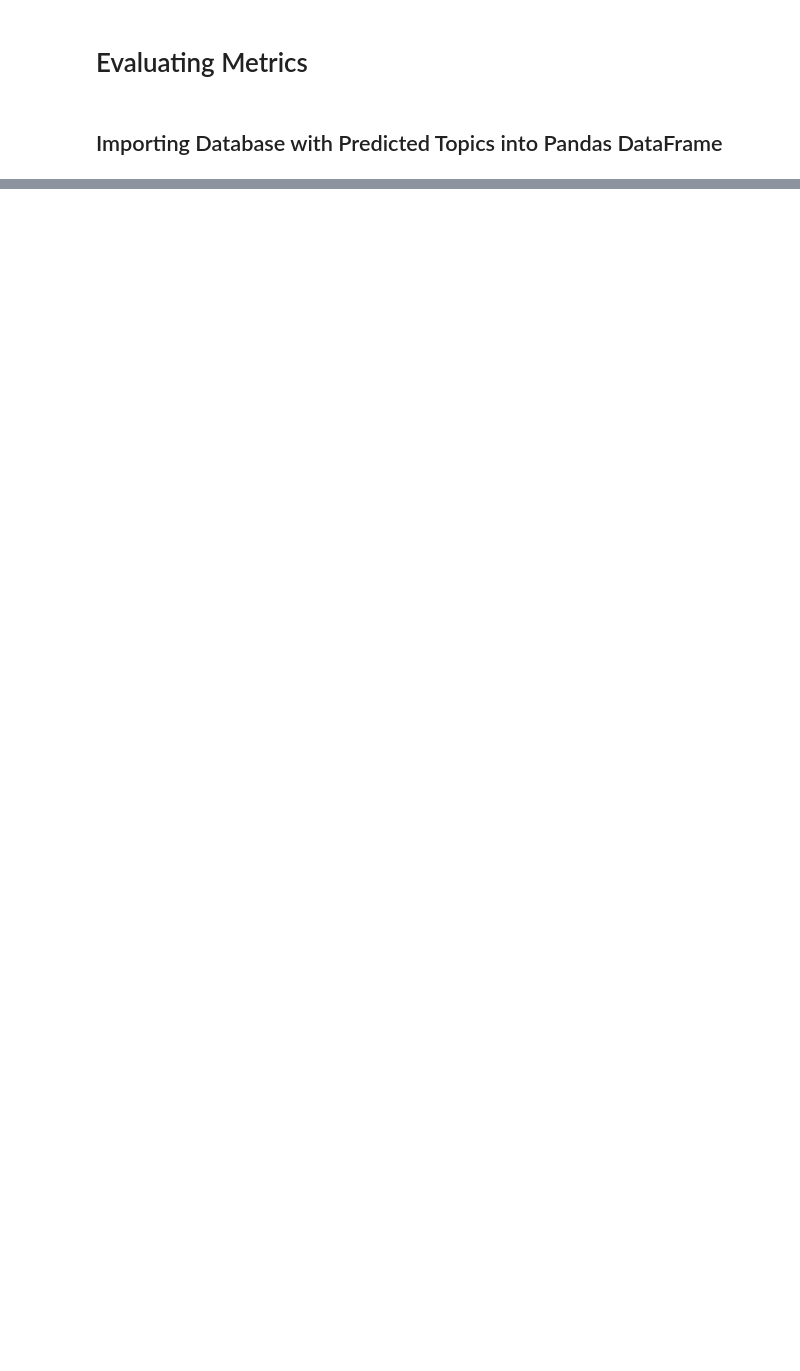
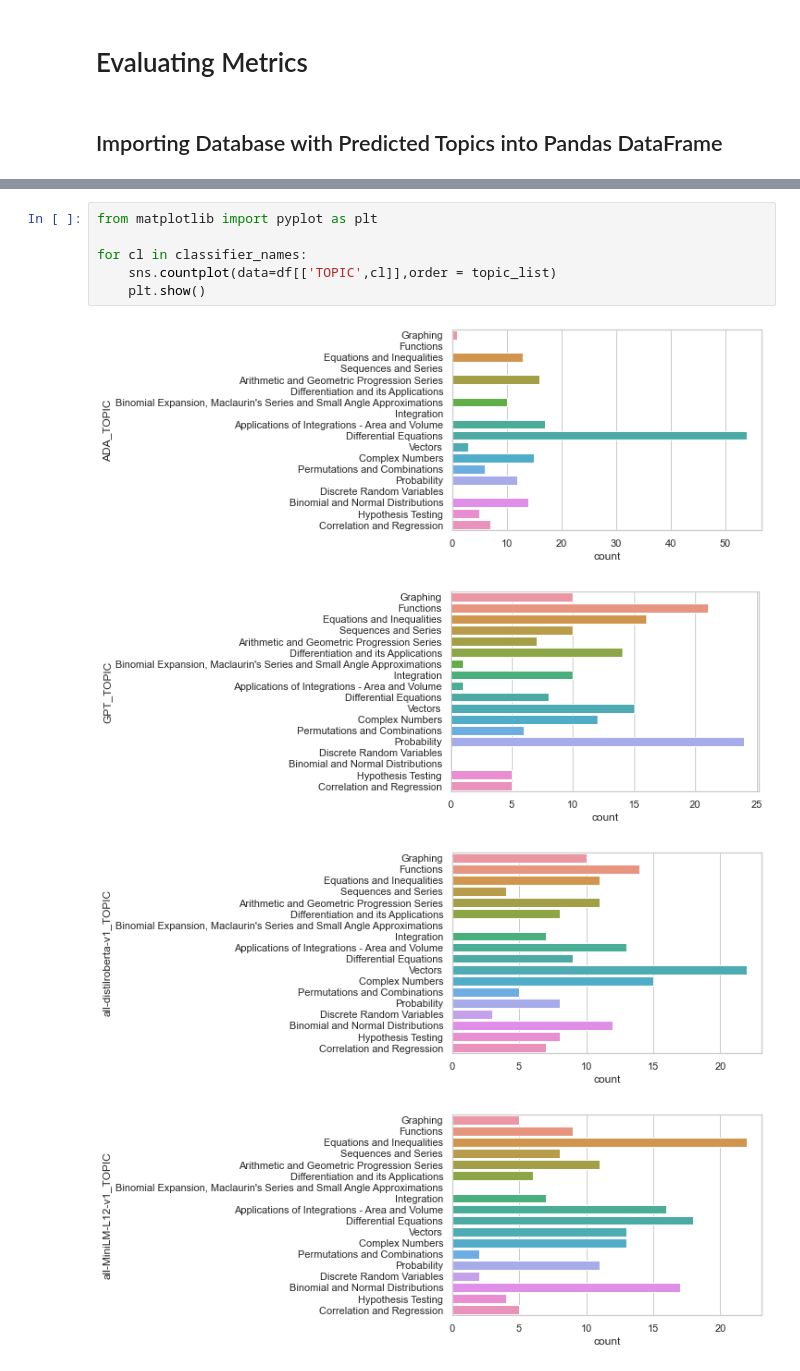
Before and after one commit to beertino/question_classifier, a Jupyter notebook: new.ipynb, the cells around one changed output, grey strips where cells are left out. Cells and saved outputs as stored; diff of their text form; blank space fills up the shorter version.

```diff
--- a/new.ipynb
+++ b/new.ipynb
@@ -397,0 +433,11 @@ ADA_TOPIC
+# %%
+from matplotlib import pyplot as plt
+
+for cl in classifier_names:
+    sns.countplot(data=df[['TOPIC',cl]],order = topic_list)
+    plt.show()
+# %% [output]
+[figure, added]
+[figure, added]
+[figure, added]
+[figure, added]
```
Also changed, not shown: parts of 13 cells of this notebook, 10 other files.
